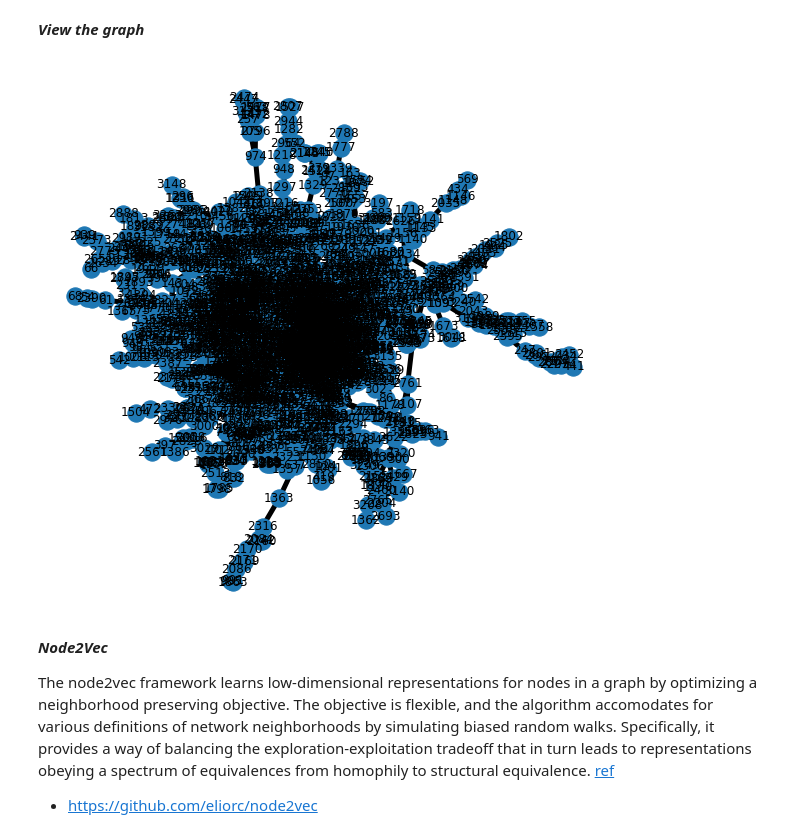
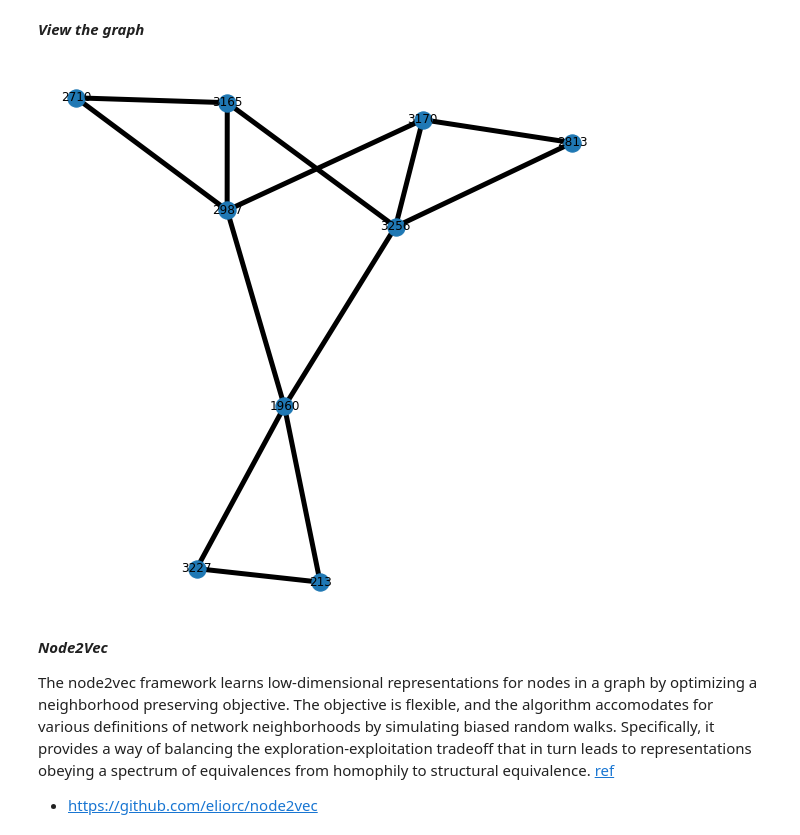
Before and after one commit to bpostance/learn_data_science, a Jupyter notebook: Graph/01-graph-learning/00-node2vec.ipynb, the cells around one changed output. Drawn from its saved outputs; the diff is of its cells as text; code cells hidden in the pictures.

Commit message:
Update: graph nb

```diff
--- a/Graph/01-graph-learning/00-node2vec.ipynb
+++ b/Graph/01-graph-learning/00-node2vec.ipynb
@@ -42,14 +45,14 @@ Subgraphs: 390
 # %%
 fig,ax = plt.subplots(1,1, figsize=(10,10))
 
-nx.draw_spring(sg[0], ax=ax,
+nx.draw_spring(sg[50], ax=ax,
                #node_size=degree*100,
                with_labels=True,
                cmap = plt.get_cmap('jet'),
                #node_color = values,
                width=5)
 # %% [output]
-[figure, old version]
+[figure, new version]
 # %% [markdown]
 ***Node2Vec***
 
```
Also changed, not shown: parts of 16 cells of this notebook.
